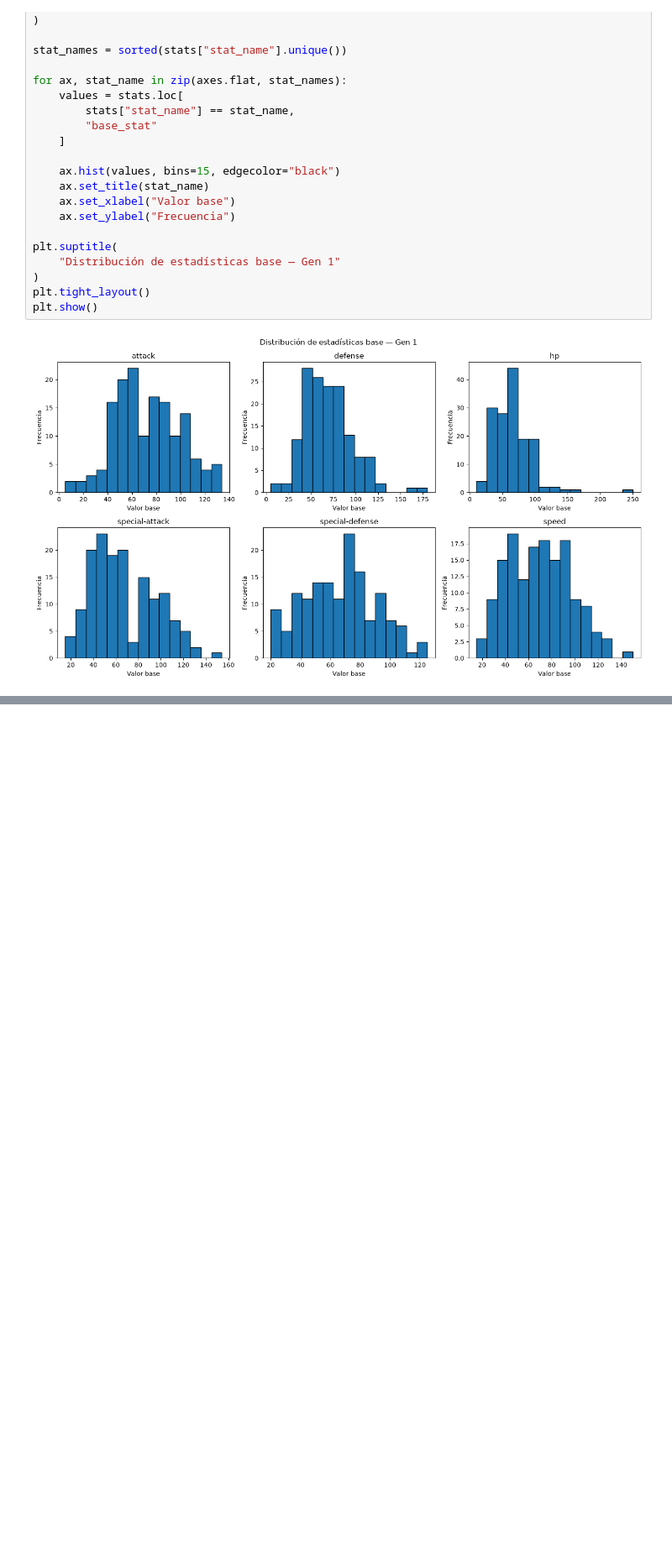
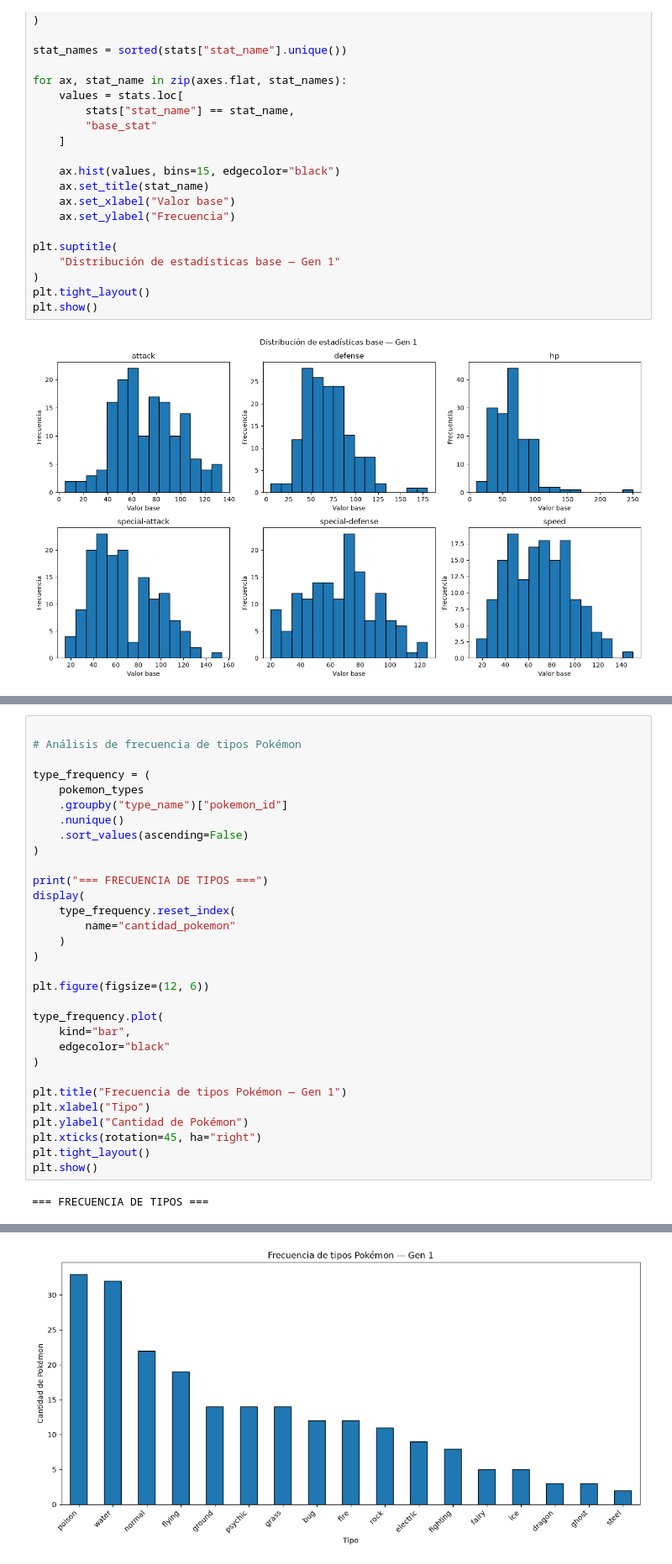
Before and after one commit to 010213reyes/pokemon-team-recommender, a Jupyter notebook: analisis/notebooks/02_analisis_exploratorio.ipynb, the cells around one changed output, grey strips where cells are left out. Shown at 84% size. Drawn from its saved outputs; the diff is of its cells as text; blank space fills up the shorter version.

```diff
--- a/analisis/notebooks/02_analisis_exploratorio.ipynb
+++ b/analisis/notebooks/02_analisis_exploratorio.ipynb
@@ -119,0 +183,33 @@ plt.show()
+# %%
+
+# Análisis de frecuencia de tipos Pokémon
+
+type_frequency = (
+    pokemon_types
+    .groupby("type_name")["pokemon_id"]
+    .nunique()
+    .sort_values(ascending=False)
+)
+
+print("=== FRECUENCIA DE TIPOS ===")
+display(
+    type_frequency.reset_index(
+        name="cantidad_pokemon"
+    )
+)
+
+plt.figure(figsize=(12, 6))
+
+type_frequency.plot(
+    kind="bar",
+    edgecolor="black"
+)
+
+plt.title("Frecuencia de tipos Pokémon — Gen 1")
+plt.xlabel("Tipo")
+plt.ylabel("Cantidad de Pokémon")
+plt.xticks(rotation=45, ha="right")
+plt.tight_layout()
+plt.show()
+# %% [output]
+=== FRECUENCIA DE TIPOS ===
@@ -119,0 +234 @@ plt.show()
+[figure, added]
```
Also changed, not shown: parts of 8 cells of this notebook, 2 other files.
